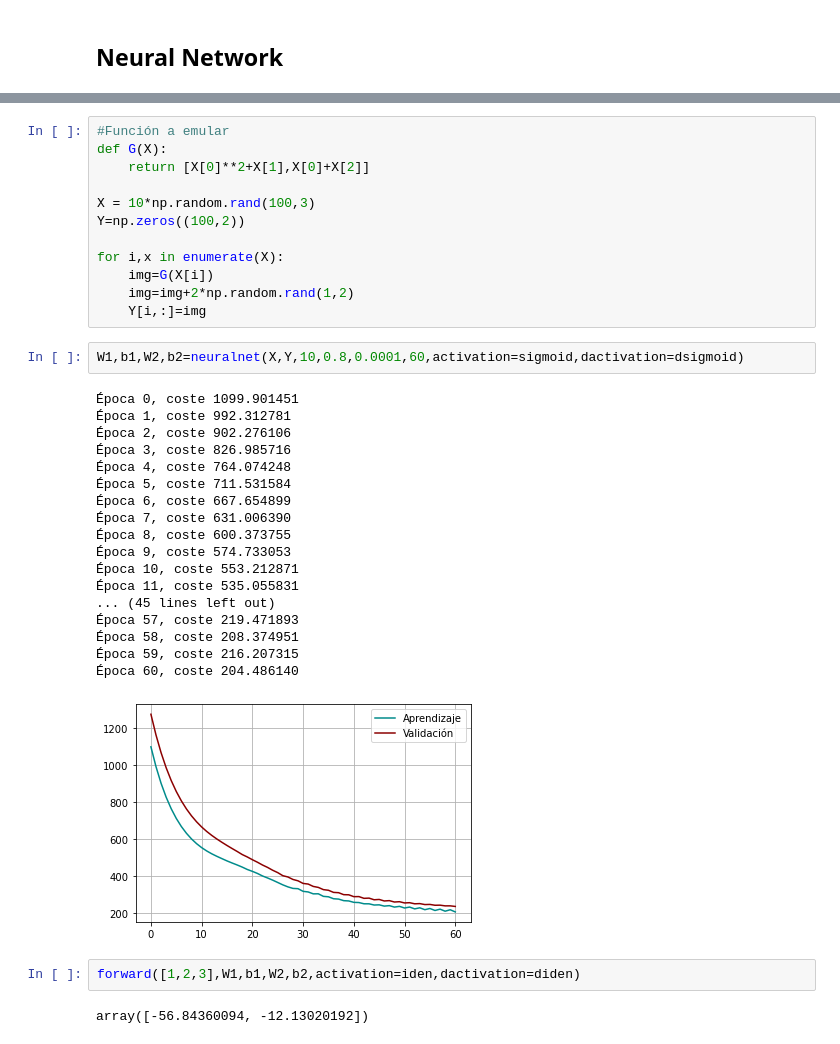
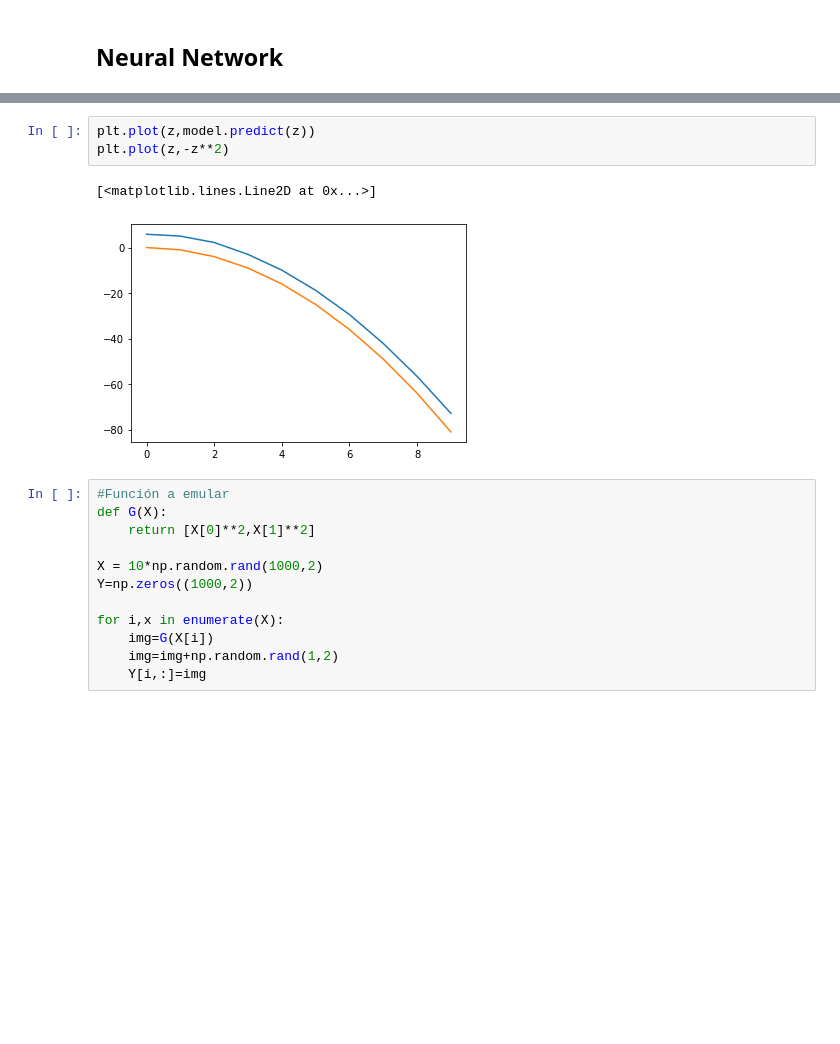
Before and after one commit to JuanDDiosRojas/NeuralNetworks, a Jupyter notebook: Constructor de Red.ipynb, the cells around one changed output, grey strips where cells are left out. Saved outputs shown, nothing was run; the diff lists cells and outputs as text; blank space fills up the shorter version.

```diff
--- a/Constructor de Red.ipynb
+++ b/Constructor de Red.ipynb
@@ -175,37 +268,18 @@ array([23.89347057])
+# %%
+plt.plot(z,model.predict(z))
+plt.plot(z,-z**2)
+# %% [output]
+[<matplotlib.lines.Line2D at 0x...>]
+[figure, added]
 # %%
 #Función a emular
 def G(X):
-    return [X[0]**2+X[1],X[0]+X[2]]
+    return [X[0]**2,X[1]**2]
 
-X = 10*np.random.rand(100,3)
-Y=np.zeros((100,2))
+X = 10*np.random.rand(1000,2)
+Y=np.zeros((1000,2))
 
 for i,x in enumerate(X):
     img=G(X[i])
-    img=img+2*np.random.rand(1,2)
+    img=img+np.random.rand(1,2)
     Y[i,:]=img
-# %%
-W1,b1,W2,b2=neuralnet(X,Y,10,0.8,0.0001,60,activation=sigmoid,dactivation=dsigmoid)
-# %% [output]
-Época 0, coste 1099.901451
-Época 1, coste 992.312781
-Época 2, coste 902.276106
-Época 3, coste 826.985716
-Época 4, coste 764.074248
-Época 5, coste 711.531584
-Época 6, coste 667.654899
-Época 7, coste 631.006390
-Época 8, coste 600.373755
-Época 9, coste 574.733053
-Época 10, coste 553.212871
-Época 11, coste 535.055831
-... (45 lines left out)
-Época 57, coste 219.471893
-Época 58, coste 208.374951
-Época 59, coste 216.207315
-Época 60, coste 204.486140
-[figure, removed]
-# %%
-forward([1,2,3],W1,b1,W2,b2,activation=iden,dactivation=diden)
-# %% [output]
-array([-56.84360094, -12.13020192])
```
Also changed, not shown: parts of 14 cells of this notebook.
